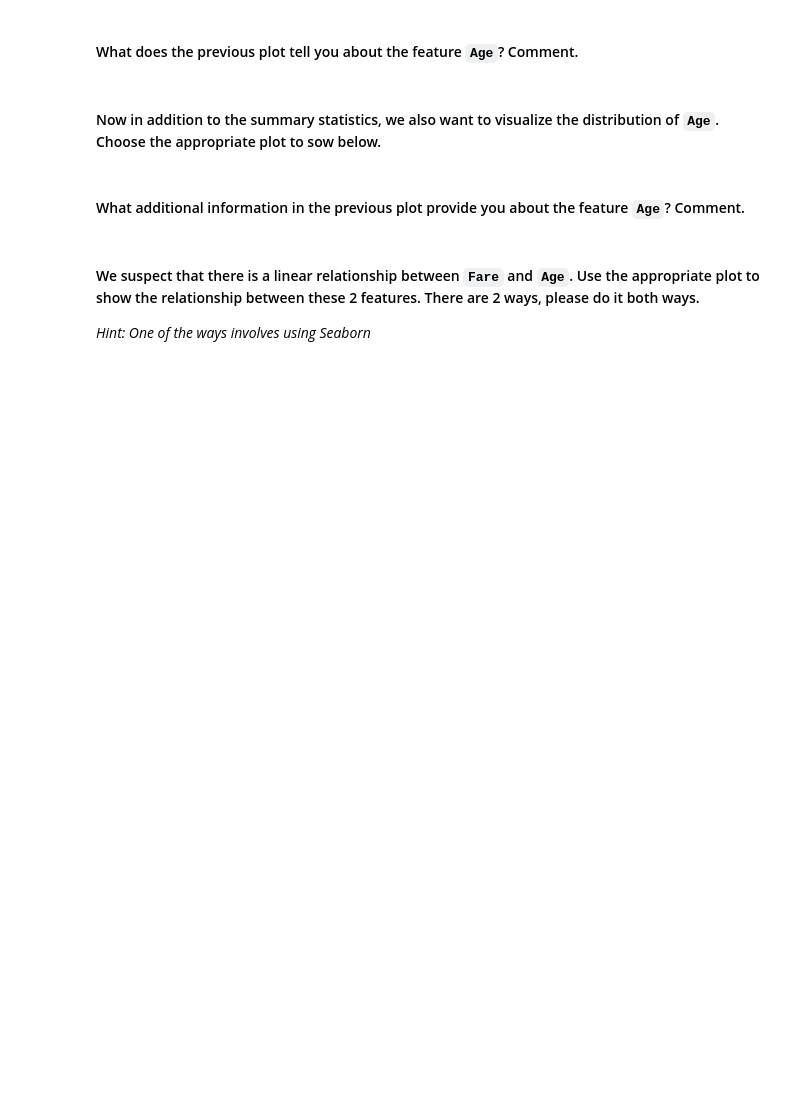
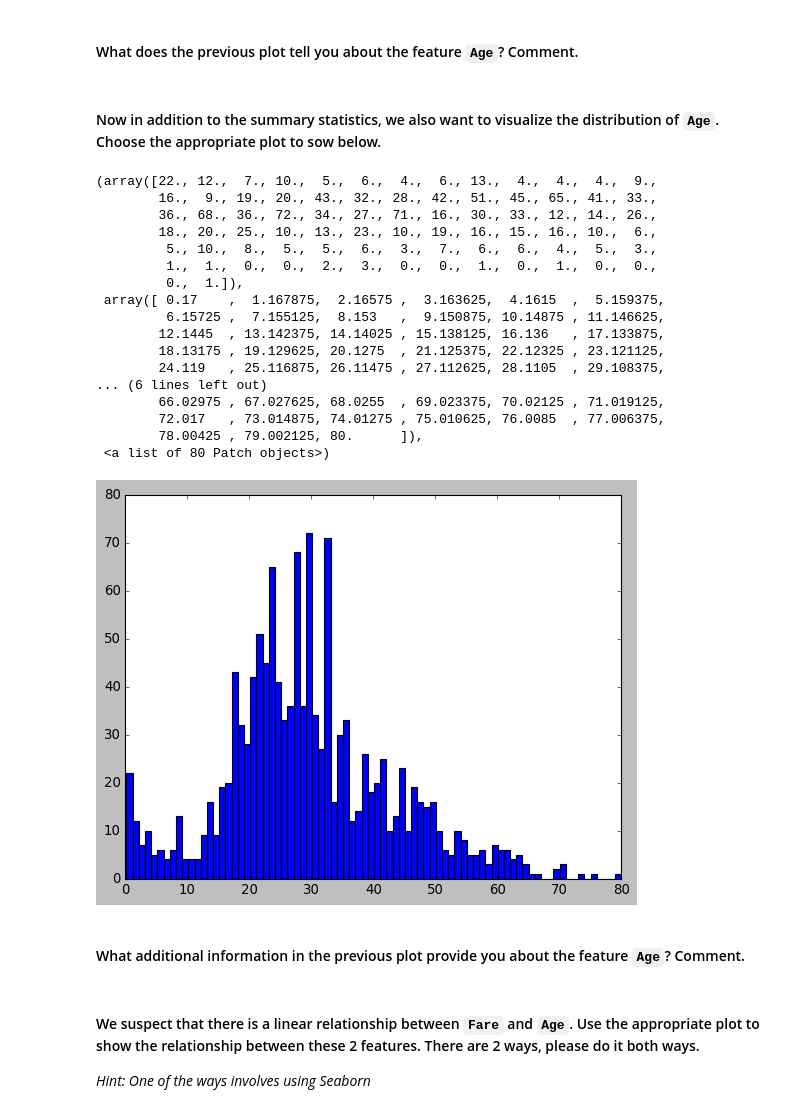
Before and after one commit to Albrodmar/dataptmad1019, a Jupyter notebook: module-2/lab-matplotlib-seaborn/your-code/challenge-3.ipynb, the cells around one changed output. Cells and saved outputs as stored; diff of their text form; code cells hidden in the pictures; blank space fills up the shorter version.

```diff
--- a/module-2/lab-matplotlib-seaborn/your-code/challenge-3.ipynb
+++ b/module-2/lab-matplotlib-seaborn/your-code/challenge-3.ipynb
@@ -174,5 +172,25 @@ Name: Age, Length: 1309, dtype: float64
 #### Now in addition to the summary statistics, we also want to visualize the distribution of `Age`. Choose the appropriate plot to sow below.
 # %%
 #your code here
+plt.hist(titanic['Age'],bins = 80)
+# %% [output]
+(array([22., 12.,  7., 10.,  5.,  6.,  4.,  6., 13.,  4.,  4.,  4.,  9.,
+        16.,  9., 19., 20., 43., 32., 28., 42., 51., 45., 65., 41., 33.,
+        36., 68., 36., 72., 34., 27., 71., 16., 30., 33., 12., 14., 26.,
+        18., 20., 25., 10., 13., 23., 10., 19., 16., 15., 16., 10.,  6.,
+         5., 10.,  8.,  5.,  5.,  6.,  3.,  7.,  6.,  6.,  4.,  5.,  3.,
+         1.,  1.,  0.,  0.,  2.,  3.,  0.,  0.,  1.,  0.,  1.,  0.,  0.,
+         0.,  1.]),
+ array([ 0.17    ,  1.167875,  2.16575 ,  3.163625,  4.1615  ,  5.159375,
+         6.15725 ,  7.155125,  8.153   ,  9.150875, 10.14875 , 11.146625,
+        12.1445  , 13.142375, 14.14025 , 15.138125, 16.136   , 17.133875,
+        18.13175 , 19.129625, 20.1275  , 21.125375, 22.12325 , 23.121125,
+        24.119   , 25.116875, 26.11475 , 27.112625, 28.1105  , 29.108375,
+... (6 lines left out)
+        66.02975 , 67.027625, 68.0255  , 69.023375, 70.02125 , 71.019125,
+        72.017   , 73.014875, 74.01275 , 75.010625, 76.0085  , 77.006375,
+        78.00425 , 79.002125, 80.      ]),
+ <a list of 80 Patch objects>)
+[figure, added]
 # %% [markdown]
 #### What additional information in the previous plot provide you about the feature `Age`? Comment.
```
Also changed, not shown: parts of 16 cells of this notebook.
